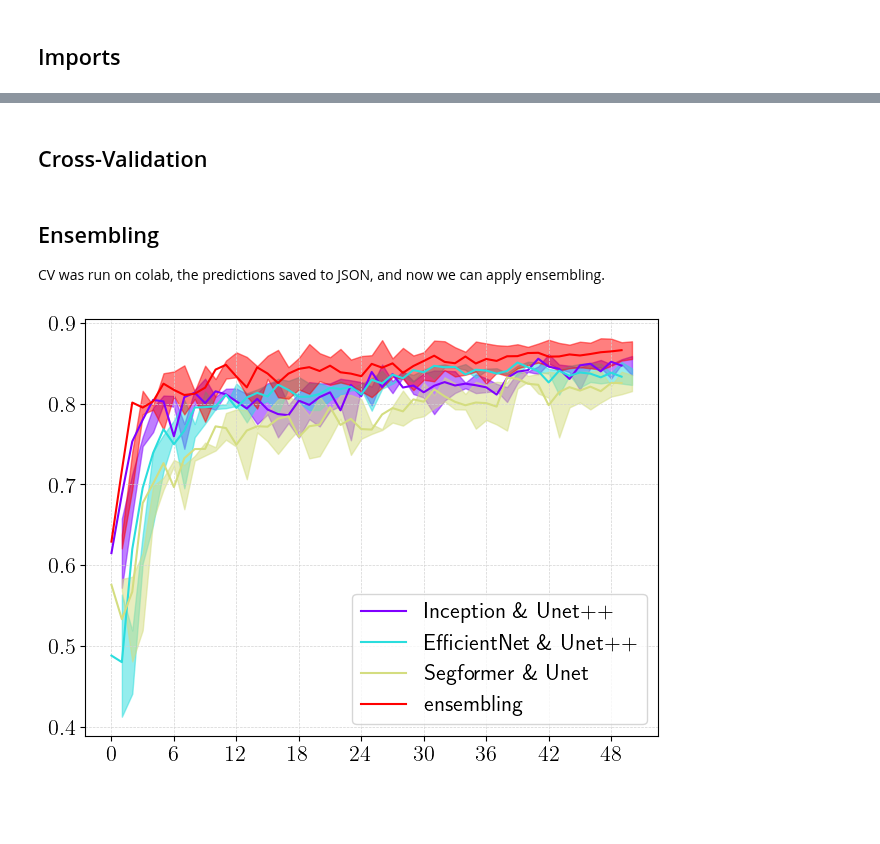
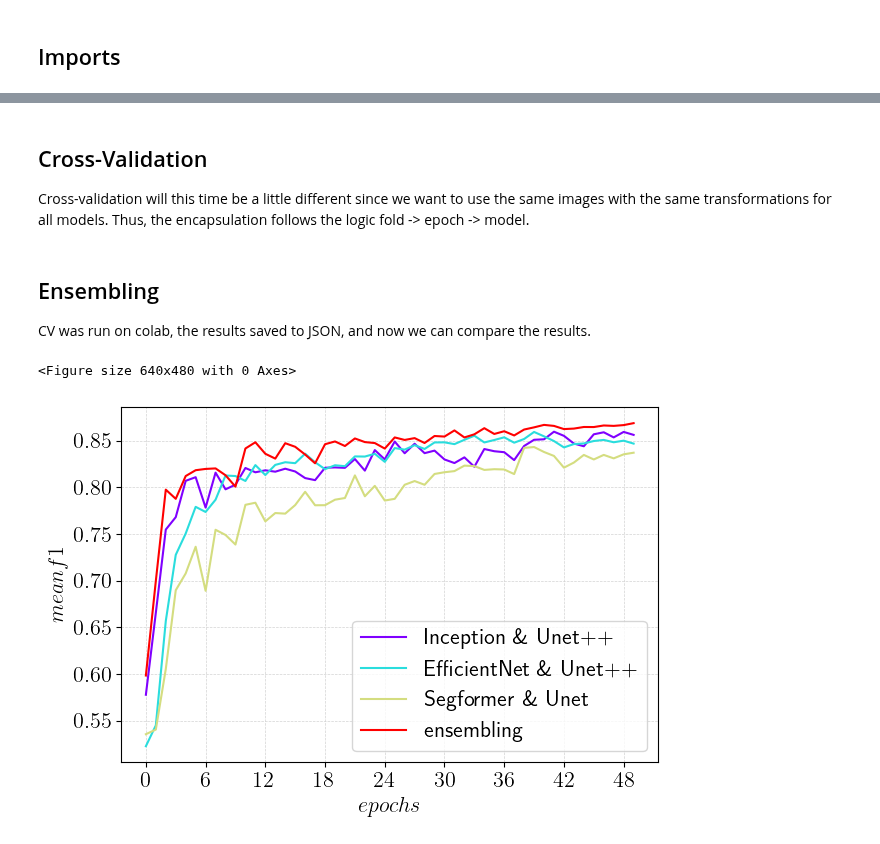
Before and after one commit to CS-433/ml-project-2-odds-oddities, a Jupyter notebook: notebooks/ensembling.ipynb, the cells around one changed output, grey strips where cells are left out. Drawn from its saved outputs; the diff is of its cells as text; code cells hidden in the pictures; blank space fills up the shorter version.

Commit message:
finalize ensembling notebook

```diff
--- a/notebooks/ensembling.ipynb
+++ b/notebooks/ensembling.ipynb
@@ -105,4 +108,6 @@ encoder_decoder = [
 ]
 # %% [markdown]
 ## Cross-Validation
+
+Cross-validation will this time be a little different since we want to use the same images with the same transformations for all models. Thus, the encapsulation follows the logic fold -> epoch -> model.
 # %%
@@ -115,13 +121,14 @@ for fold, (train_idx, val_idx) in enumerate(k_fold.split(train_dataset)):
 
     # Create training and validation loaders by providing current K-Fold train/validation indices to Sampler
     train_loader = DataLoader(
-        train_dataset.set_tf(train_tf), sampler=SubsetRandomSampler(train_idx), **LOADER_PARAMS
+        train_dataset.set_tf(train_tf), sampler=SubsetRandomSampler(train_idx), batch_size=BATCH_SIZE
     )
 
     valid_loader = DataLoader(
-        train_dataset.set_tf(valid_tf), sampler=SubsetRandomSampler(val_idx), **LOADER_PARAMS
+        train_dataset.set_tf(valid_tf), sampler=SubsetRandomSampler(val_idx), batch_size=BATCH_SIZE
     )
 
+    # specify models, scheduler, criterion and optimizer
     models = [
         smp.create_model(
             decoder, encoder_name=encoder, encoder_weights=ENCODER_WEIGHTS
@@ -129,7 +136,6 @@ for fold, (train_idx, val_idx) in enumerate(k_fold.split(train_dataset)):
     ]
 
     optimizers = [torch.optim.Adam(model_.parameters(), lr=0.0005) for model_ in models]
-    # TODO add comment
     t_max = (len(train_loader.dataset) * N_EPOCHS) // train_loader.batch_size
     schedulers = [CosineAnnealingLR(optimizer_, T_max=t_max, ) for optimizer_ in optimizers]
     criterion_ = smp.losses.DiceLoss(smp.losses.BINARY_MODE, from_logits=True)
@@ -161,7 +167,7 @@ for fold, (train_idx, val_idx) in enumerate(k_fold.split(train_dataset)):
                 validation_f1=valid_f1
             )
 
-        # meta learner
+        # log the results of meta learner
         eval_monitor.update_metrics_by_fold(
             setup='ensembling',
             fold=fold,
@@ -173,25 +179,24 @@ for fold, (train_idx, val_idx) in enumerate(k_fold.split(train_dataset)):
 # %% [markdown]
 ## Ensembling
 
-CV was run on colab, the predictions saved to JSON, and now we can apply ensembling.
+CV was run on colab, the results saved to JSON, and now we can compare the results.
 # %%
-import numpy as np
-from scripts.plotting import plot_cv_per_epoch
-
 cv_val = eval_monitor.data['validation_f1']
 
 cv_data = {
     r'Inception \& Unet++': np.array(cv_val[('inceptionv4', 'UnetPlusPlus')]),
     r'EfficientNet \& Unet++': np.array(cv_val[('efficientnet-b4', 'UnetPlusPlus')]),
     r'Segformer \& Unet': np.array(cv_val[('mit_b2', 'Unet')]),
     r'ensembling': np.array(cv_val[('ensembling',)])
 }
 
 plot_cv_per_epoch(
-    y_label='',
+    y_label=r'$mean f1$',
+    x_label=r'$epochs$',
     title='',
-    is_std=True,
+    is_std=False,
     **cv_data
 )
 # %% [output]
+<Figure size 640x480 with 0 Axes>
-[figure, old version]
+[figure, new version]
```
Also changed, not shown: parts of 13 cells of this notebook, 1 other file.
